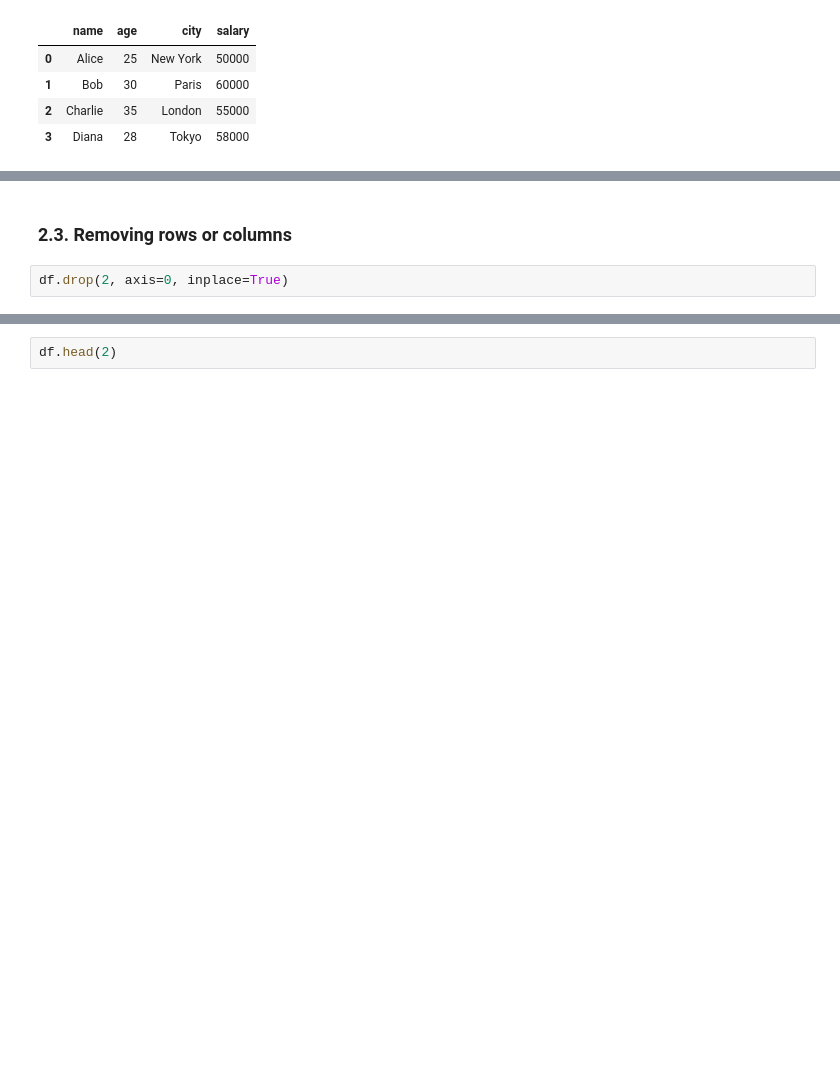
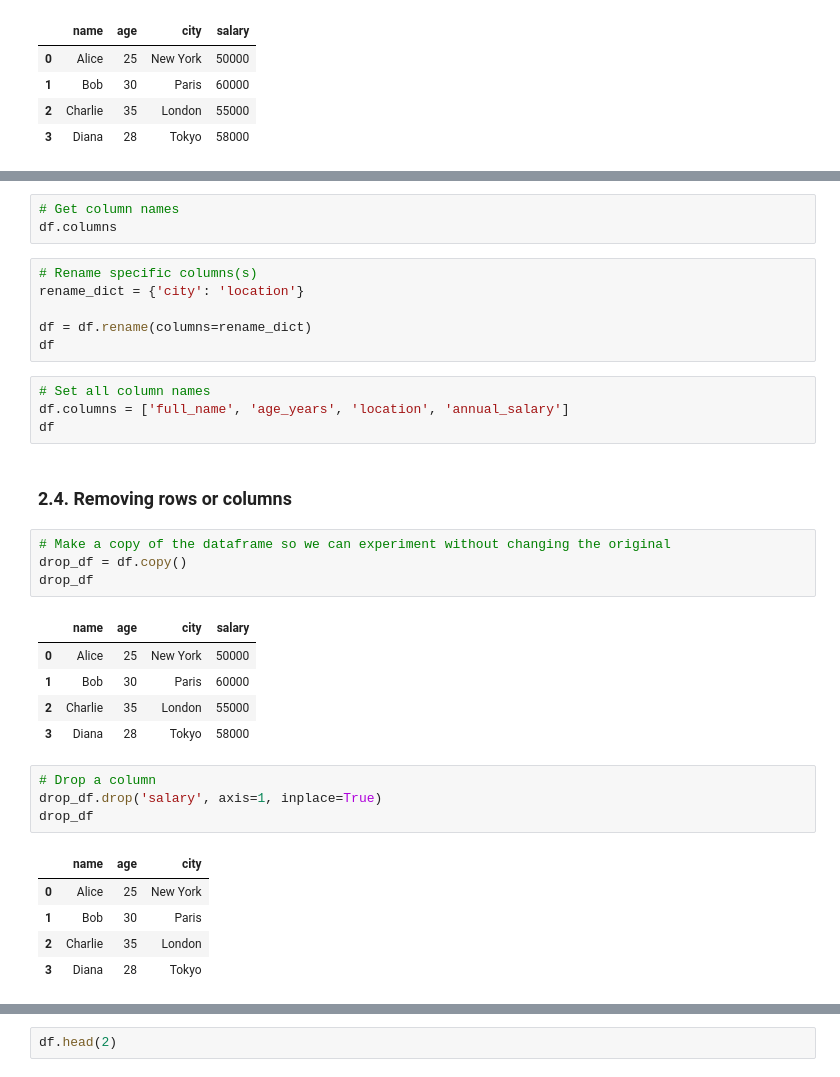
Before and after one commit to rudedude693/FSA_devops, a Jupyter notebook: docs/assets/notebooks/unit2/Lesson_10_demo.ipynb, the cells around one changed output, grey strips where cells are left out. Cells and saved outputs as stored; diff of their text form; blank space fills up the shorter version.

```diff
--- a/docs/assets/notebooks/unit2/Lesson_10_demo.ipynb
+++ b/docs/assets/notebooks/unit2/Lesson_10_demo.ipynb
@@ -105,5 +122,36 @@ df
+# %%
+# Get column names
+df.columns
+# %%
+# Rename specific columns(s)
+rename_dict = {'city': 'location'}
+
+df = df.rename(columns=rename_dict)
+df
+# %%
+# Set all column names
+df.columns = ['full_name', 'age_years', 'location', 'annual_salary']
+df
 # %% [markdown]
-### 2.3. Removing rows or columns
+### 2.4. Removing rows or columns
+# %%
+# Make a copy of the dataframe so we can experiment without changing the original
+drop_df = df.copy()
+drop_df
+# %% [output]
+|  | name | age | city | salary |
+| 0 | Alice | 25 | New York | 50000 |
+| 1 | Bob | 30 | Paris | 60000 |
+| 2 | Charlie | 35 | London | 55000 |
+| 3 | Diana | 28 | Tokyo | 58000 |
 # %%
-df.drop(2, axis=0, inplace=True)
+# Drop a column
+drop_df.drop('salary', axis=1, inplace=True)
+drop_df
+# %% [output]
+|  | name | age | city |
+| 0 | Alice | 25 | New York |
+| 1 | Bob | 30 | Paris |
+| 2 | Charlie | 35 | London |
+| 3 | Diana | 28 | Tokyo |
 # %%
```
Also changed, not shown: parts of 25 cells of this notebook, 3 other files.
